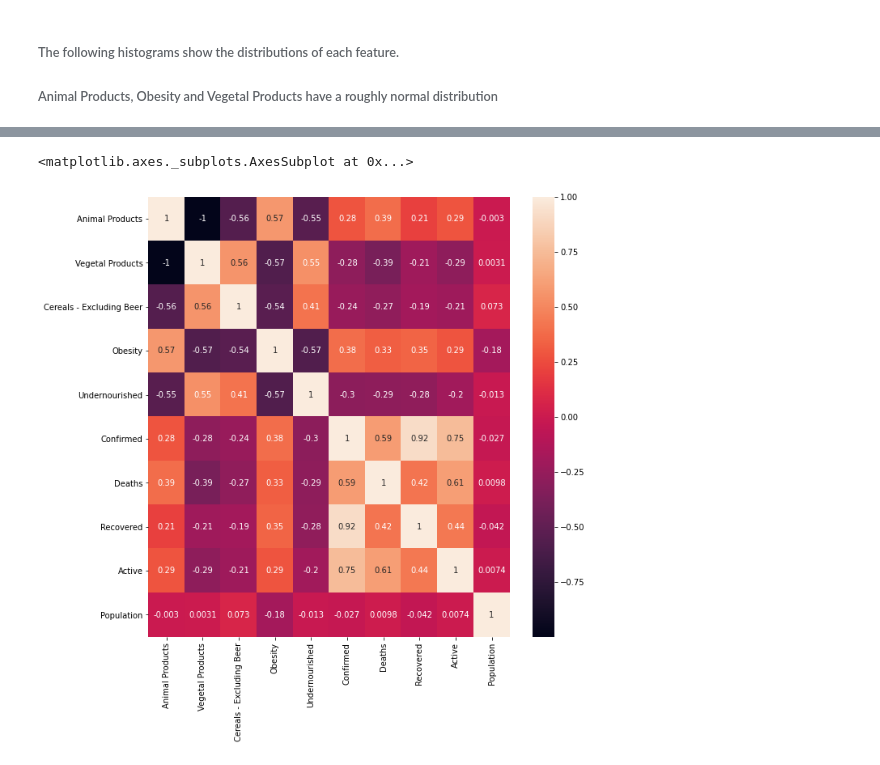
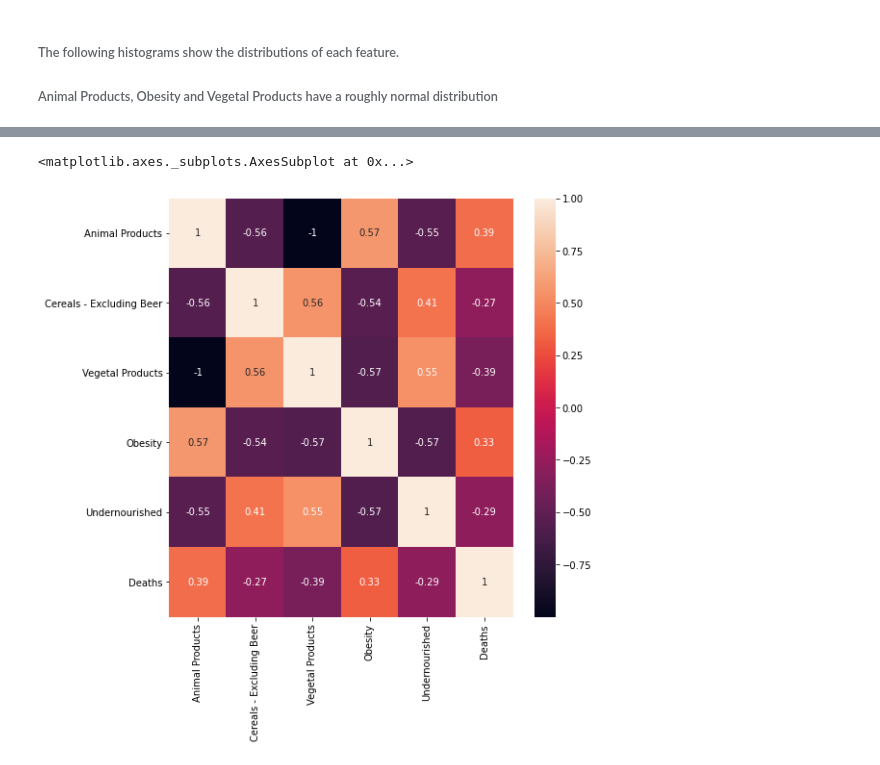
Before and after one commit to MahalavanyaSriram/COVID-19_Prediction, a Jupyter notebook: Kdd_Project.ipynb, the cells around one changed output, grey strips where cells are left out. Cells and saved outputs as stored; diff of their text form; code cells hidden in the pictures.

```diff
--- a/Kdd_Project.ipynb
+++ b/Kdd_Project.ipynb
@@ -203,6 +207,6 @@ covid_food_data = covid_food_data.drop(['Unit (all except Population)'], axis=1)
 ##### Tree or plant generated products like Pulses, Cereals etc. including alcohol sum up to the 'Vegetal Products' column
 ##### So, for further analysis taking only the Country, Animal Products, Vegetal Products, Obesity, Undernourished, Confirmed, Deaths, Recovered, Active, Population into consideration. Moreover, it is observed that Cereals - Excluding Beer is the highly consumed product. So, including this column as well to gain more insights
 # %%
-covid_food_data2 = pd.DataFrame(covid_food_data, columns = ['Country', 'Animal Products', 'Vegetal Products', 'Cereals - Excluding Beer','Obesity', 'Undernourished', 'Confirmed', 'Deaths', 'Recovered', 'Active', 'Population'])
-covid_food_data2.head()
+covid_food_data = pd.DataFrame(covid_food_data, columns = ['Country', 'Animal Products', 'Cereals - Excluding Beer', 'Vegetal Products', 'Obesity', 'Undernourished', 'Confirmed', 'Deaths', 'Recovered', 'Active', 'Population'])
+covid_food_data.head()
 # %% [output]
@@ -232,0 +221,2 @@ np.round(covid_food_data2, decimals=4)
+# %%
+covid_food_data = np.round(covid_food_data, decimals=4)
@@ -237,0 +246,3 @@ warnings.filterwarnings('ignore')
+# %%
+covid_food_data = pd.DataFrame(covid_food_data, columns = ['Country', 'Animal Products', 'Cereals - Excluding Beer', 'Vegetal Products', 'Obesity', 'Undernourished', 'Deaths'])
+covid_food_data.head()
@@ -315,7 +344,7 @@ plt.show()
 # %%
-corr=covid_food_data2.corr()
-plt.figure(figsize=(10,10))
+corr=covid_food_data.corr()
+plt.figure(figsize=(8,8))
 sns.heatmap(corr,annot=True)
 # %% [output]
 <matplotlib.axes._subplots.AxesSubplot at 0x...>
-[figure, old version]
+[figure, new version]
```
Also changed, not shown: parts of 48 cells of this notebook.
